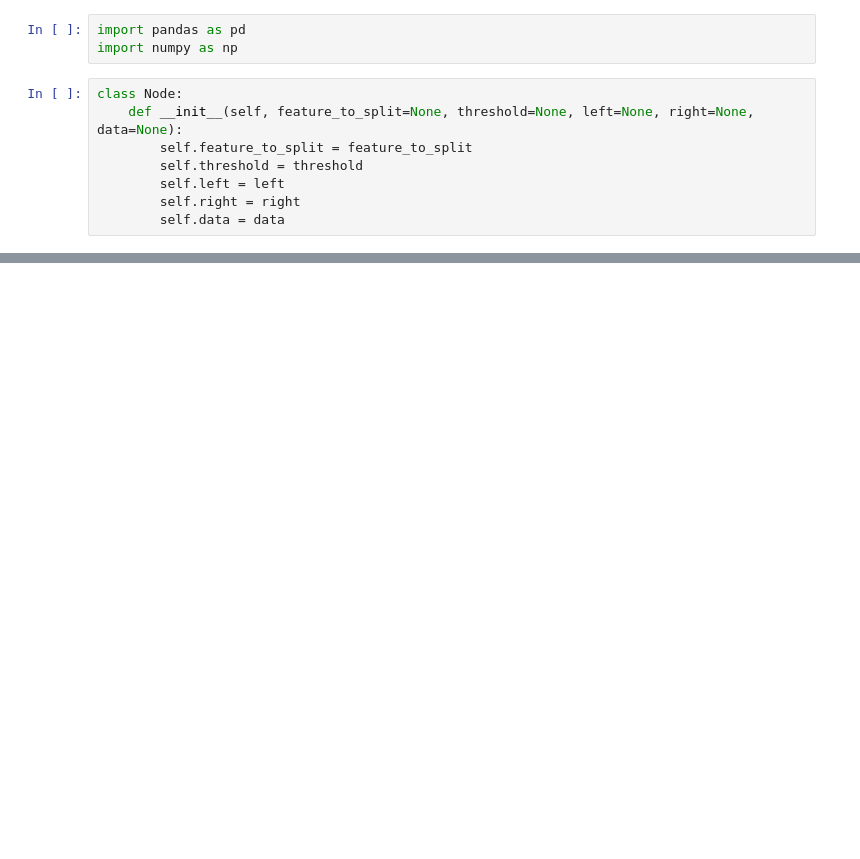
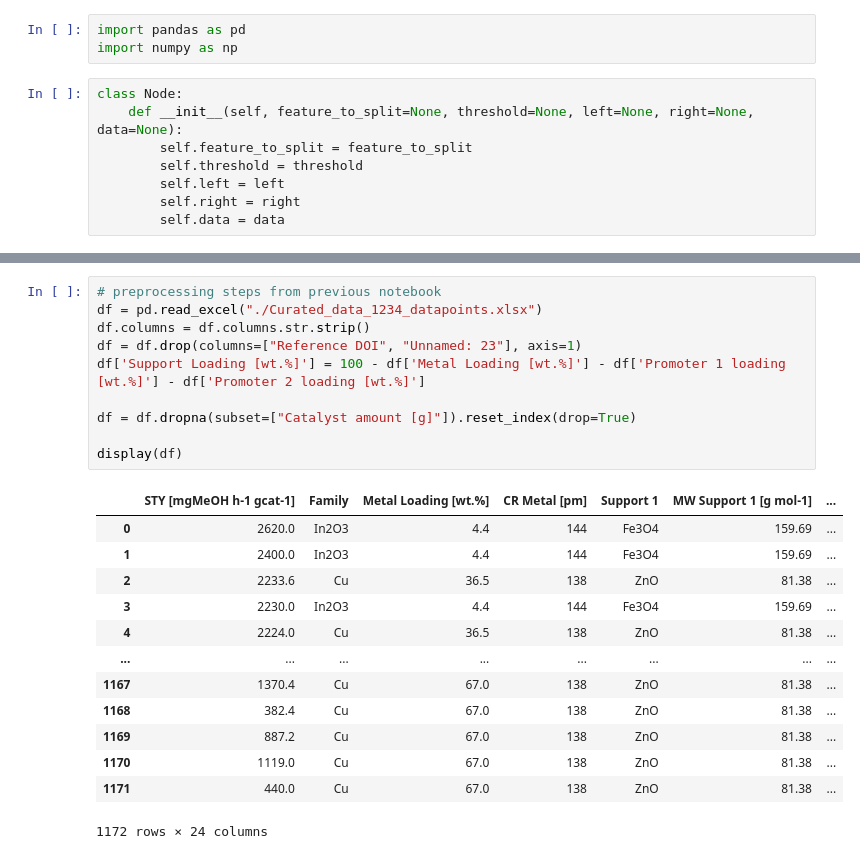
Before and after one commit to amin2783/suvarna_et_al_reproduction, a Jupyter notebook: xgb_from_scratch.ipynb, the cells around one changed output, grey strips where cells are left out. Drawn from its saved outputs; the diff is of its cells as text; blank space fills up the shorter version.

```diff
--- a/xgb_from_scratch.ipynb
+++ b/xgb_from_scratch.ipynb
@@ -187,3 +229,27 @@ class Custom_xgb:
     #     weighted_entropy = len(X_left)*x_left_entropy + len(X_right)*x_right_entropy
 
     #     return (x_entropy - weighted_entropy)
+# %%
+# preprocessing steps from previous notebook
+df = pd.read_excel("./Curated_data_1234_datapoints.xlsx")
+df.columns = df.columns.str.strip()
+df = df.drop(columns=["Reference DOI", "Unnamed: 23"], axis=1)
+df['Support Loading [wt.%]'] = 100 - df['Metal Loading [wt.%]'] - df['Promoter 1 loading [wt.%]'] - df['Promoter 2 loading [wt.%]']
+
+df = df.dropna(subset=["Catalyst amount [g]"]).reset_index(drop=True)
+
+display(df)
+# %% [output]
+|  | STY [mgMeOH h-1 gcat-1] | Family | Metal Loading [wt.%] | CR Metal [pm] | Support 1 | MW Support 1 [g mol-1] | ... |
+| 0 | 2620.0 | In2O3 | 4.4 | 144 | Fe3O4 | 159.69 | ... |
+| 1 | 2400.0 | In2O3 | 4.4 | 144 | Fe3O4 | 159.69 | ... |
+| 2 | 2233.6 | Cu | 36.5 | 138 | ZnO | 81.38 | ... |
+| 3 | 2230.0 | In2O3 | 4.4 | 144 | Fe3O4 | 159.69 | ... |
+| 4 | 2224.0 | Cu | 36.5 | 138 | ZnO | 81.38 | ... |
+| ... | ... | ... | ... | ... | ... | ... | ... |
+| 1167 | 1370.4 | Cu | 67.0 | 138 | ZnO | 81.38 | ... |
+| 1168 | 382.4 | Cu | 67.0 | 138 | ZnO | 81.38 | ... |
+| 1169 | 887.2 | Cu | 67.0 | 138 | ZnO | 81.38 | ... |
+| 1170 | 1119.0 | Cu | 67.0 | 138 | ZnO | 81.38 | ... |
+| 1171 | 440.0 | Cu | 67.0 | 138 | ZnO | 81.38 | ... |
+1172 rows × 24 columns
```
Also changed, not shown: parts of 5 cells of this notebook, 1 other file.
